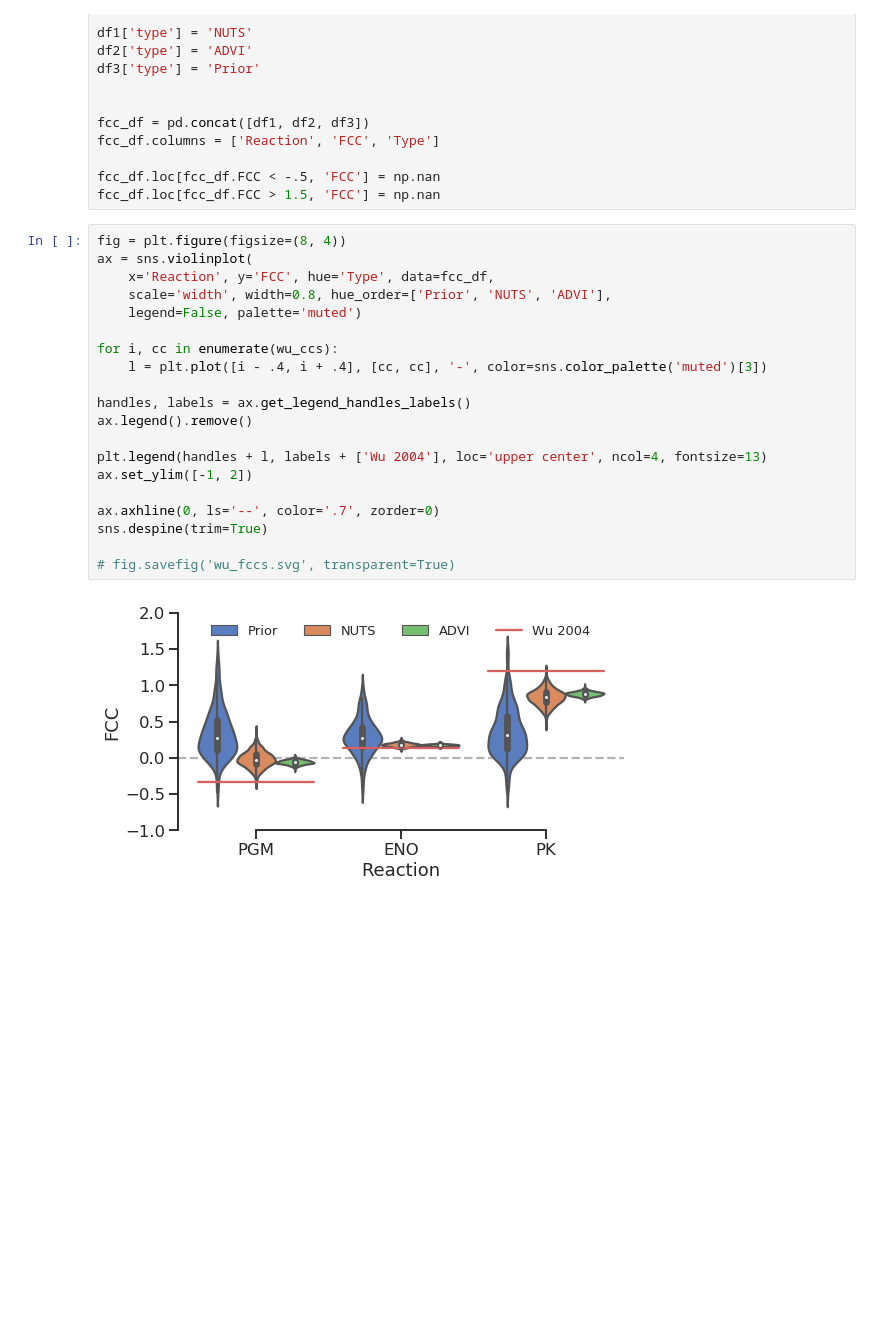
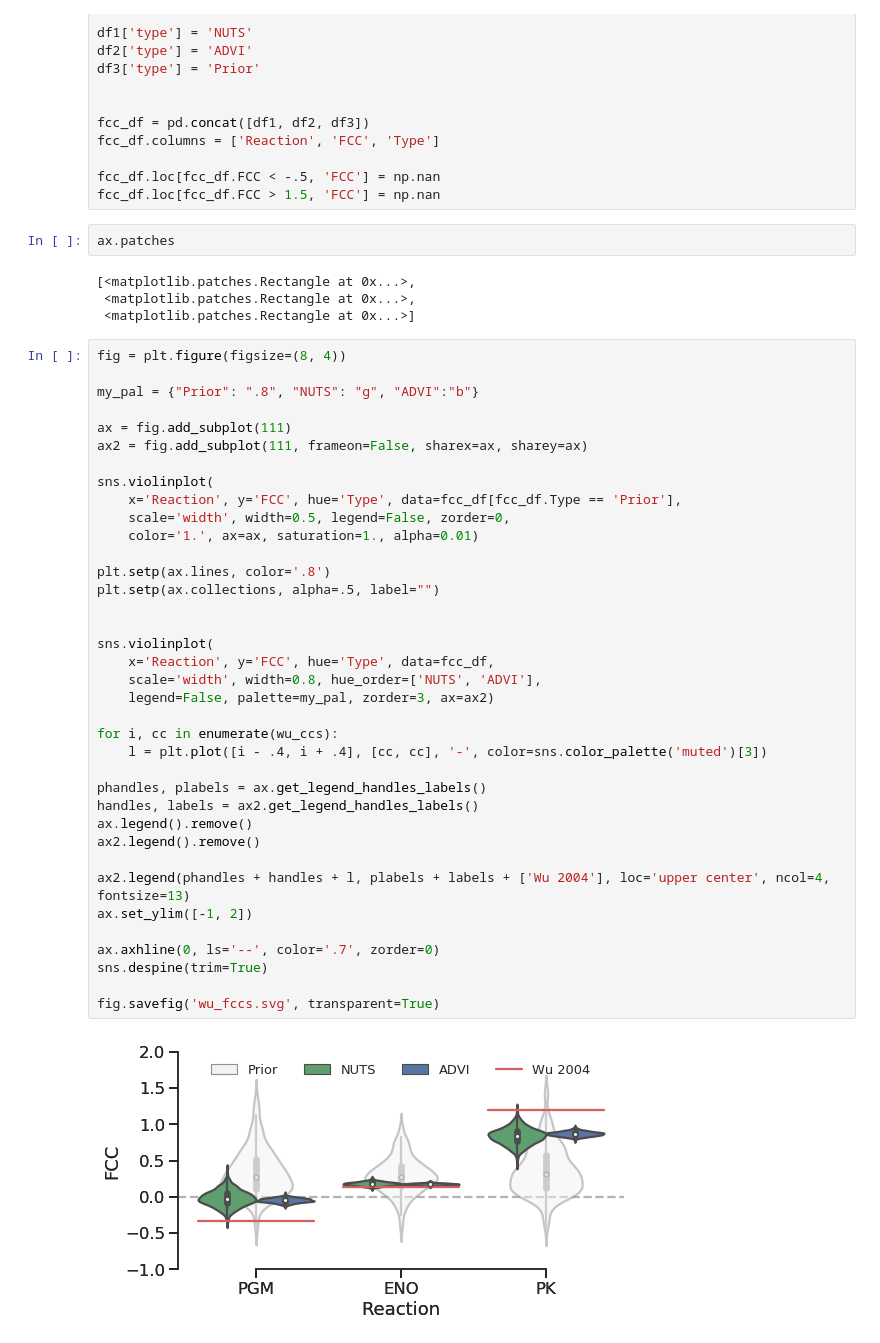
Before and after one commit to pstjohn/emll, a Jupyter notebook: notebooks/wu2004.ipynb, the cells around one changed output. Saved outputs shown, nothing was run; the diff lists cells and outputs as text; blank space fills up the shorter version.

```diff
--- a/notebooks/wu2004.ipynb
+++ b/notebooks/wu2004.ipynb
@@ -466,28 +466,51 @@ fcc_df.columns = ['Reaction', 'FCC', 'Type']
 
 fcc_df.loc[fcc_df.FCC < -.5, 'FCC'] = np.nan
 fcc_df.loc[fcc_df.FCC > 1.5, 'FCC'] = np.nan
+# %%
+ax.patches
+# %% [output]
+[<matplotlib.patches.Rectangle at 0x...>,
+ <matplotlib.patches.Rectangle at 0x...>,
+ <matplotlib.patches.Rectangle at 0x...>]
 # %%
 fig = plt.figure(figsize=(8, 4))
-ax = sns.violinplot(
+
+my_pal = {"Prior": ".8", "NUTS": "g", "ADVI":"b"}
+
+ax = fig.add_subplot(111)
+ax2 = fig.add_subplot(111, frameon=False, sharex=ax, sharey=ax)
+
+sns.violinplot(
+    x='Reaction', y='FCC', hue='Type', data=fcc_df[fcc_df.Type == 'Prior'],
+    scale='width', width=0.5, legend=False, zorder=0,
+    color='1.', ax=ax, saturation=1., alpha=0.01)
+
+plt.setp(ax.lines, color='.8')
+plt.setp(ax.collections, alpha=.5, label="")
+
+
+sns.violinplot(
     x='Reaction', y='FCC', hue='Type', data=fcc_df,
-    scale='width', width=0.8, hue_order=['Prior', 'NUTS', 'ADVI'],
-    legend=False, palette='muted')
+    scale='width', width=0.8, hue_order=['NUTS', 'ADVI'],
+    legend=False, palette=my_pal, zorder=3, ax=ax2)
 
 for i, cc in enumerate(wu_ccs):
     l = plt.plot([i - .4, i + .4], [cc, cc], '-', color=sns.color_palette('muted')[3])
 
-handles, labels = ax.get_legend_handles_labels()
+phandles, plabels = ax.get_legend_handles_labels()
+handles, labels = ax2.get_legend_handles_labels()
 ax.legend().remove()
+ax2.legend().remove()
 
-plt.legend(handles + l, labels + ['Wu 2004'], loc='upper center', ncol=4, fontsize=13)
+ax2.legend(phandles + handles + l, plabels + labels + ['Wu 2004'], loc='upper center', ncol=4, fontsize=13)
 ax.set_ylim([-1, 2])
 
 ax.axhline(0, ls='--', color='.7', zorder=0)
 sns.despine(trim=True)
 
-# fig.savefig('wu_fccs.svg', transparent=True)
+fig.savefig('wu_fccs.svg', transparent=True)
 # %% [output]
-[figure, old version]
+[figure, new version]
 # %%
 ex_vi = trace_vi['Ex'].reshape((len(trace_vi), -1))
 ey_vi = trace_vi['Ey'].reshape((len(trace_vi), -1))
```
Also changed, not shown: parts of 4 cells of this notebook.
